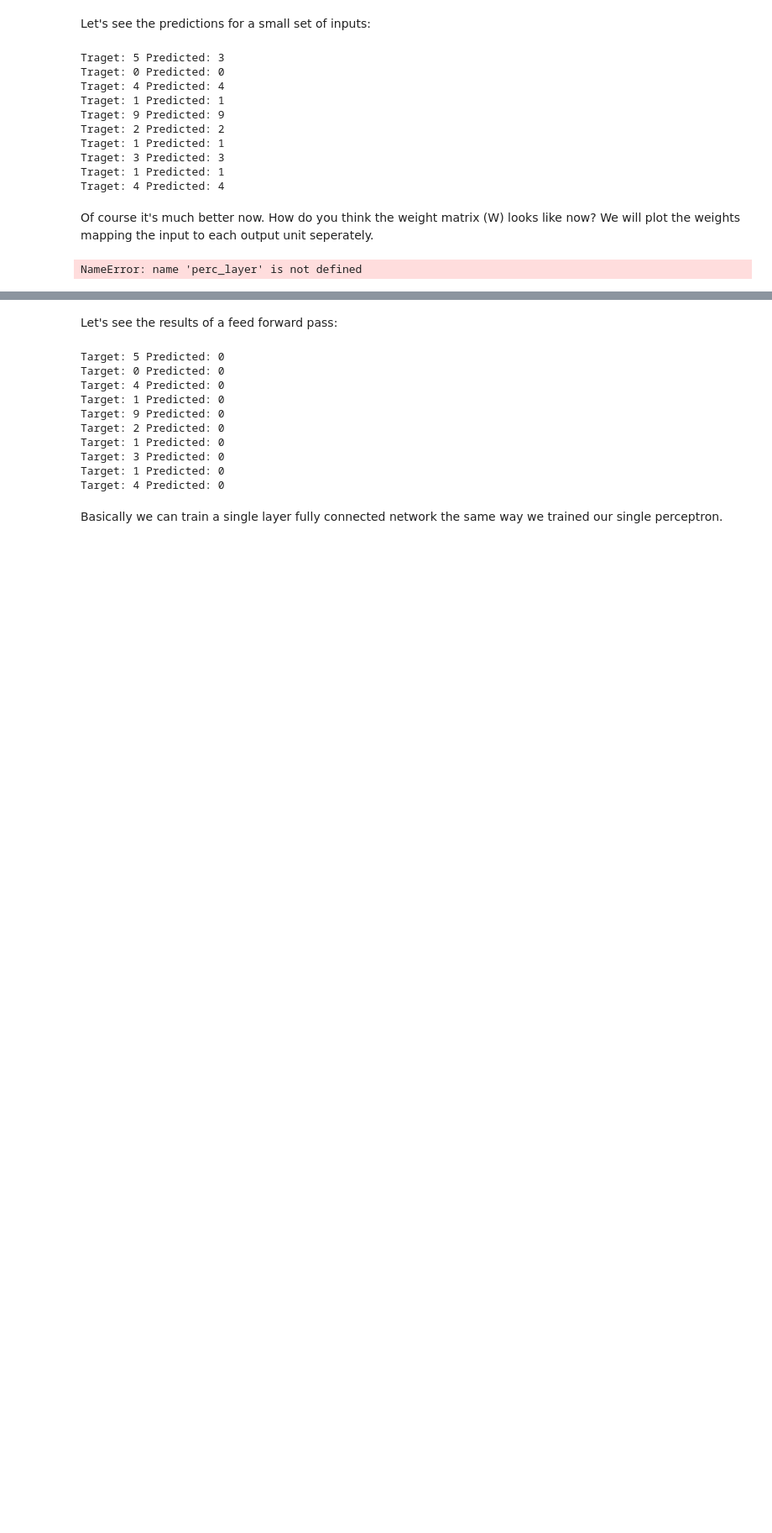
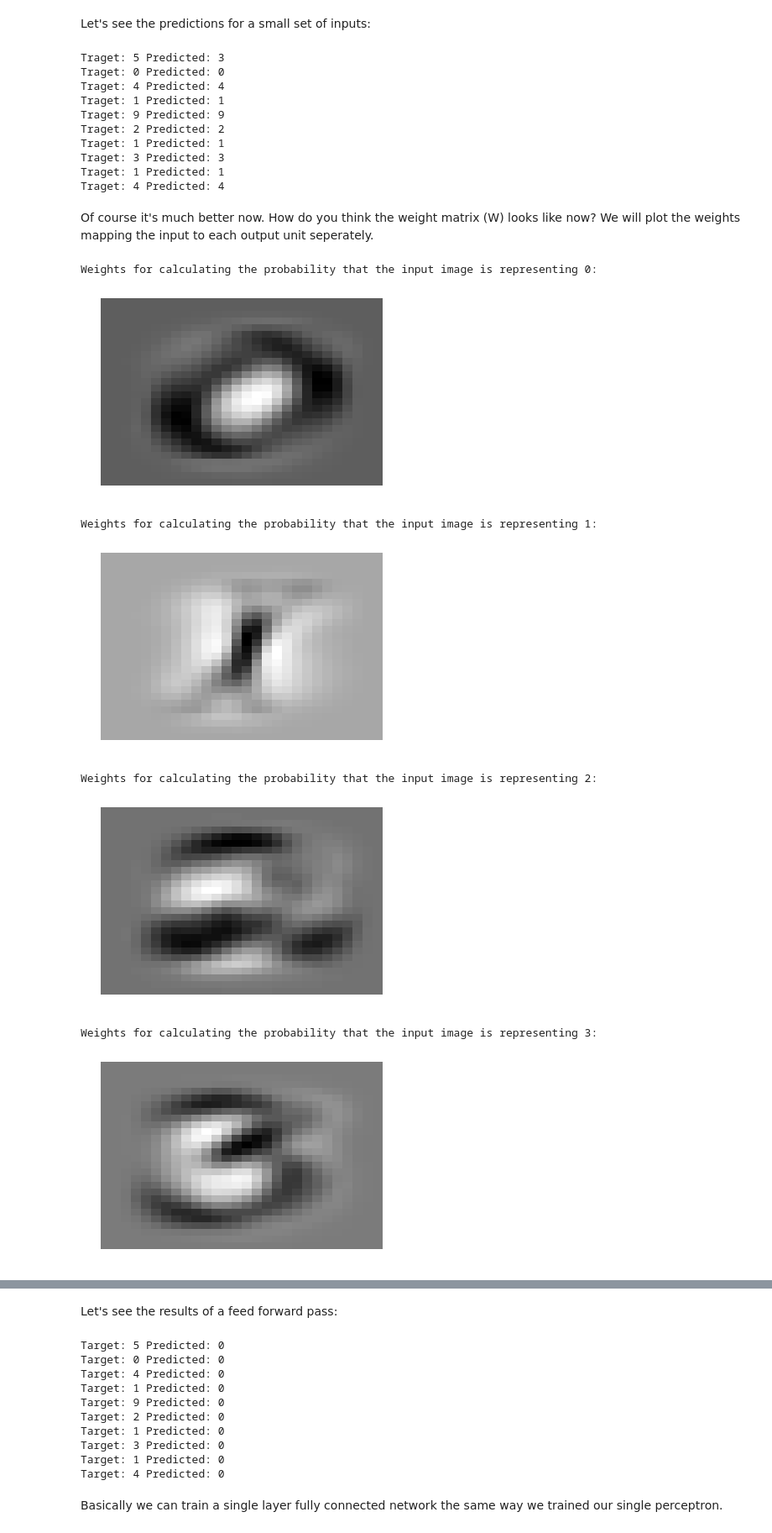
Before and after one commit to samiraabnar/CNN_Tutorial, a Jupyter notebook: CNN_Tutorial.ipynb, the cells around one changed output, grey strips where cells are left out. Shown: that part at 84% size. Cells and saved outputs as stored; diff of their text form; code cells hidden in the pictures; blank space fills up the shorter version.

```diff
--- a/CNN_Tutorial.ipynb
+++ b/CNN_Tutorial.ipynb
@@ -370,20 +399,37 @@ How do you think the weight matrix (W) looks like now? We will plot the weights
 # %%
 def show_weight_matrix(weight_matrix):
     fig = plt.figure()
-    ax = fig.add_subplot();
+    ax = fig.add_subplot(111);
     plt.axis('off')
     ax.imshow(weight_matrix, cmap=matplotlib.cm.binary,interpolation='nearest',aspect='auto')
     plt.show()
 
+print("Weights for calculating the probability that the input image is representing 0:")
 show_weight_matrix(perc_layer.W[:,0].eval().reshape(28,28))
+print("Weights for calculating the probability that the input image is representing 1:")
 show_weight_matrix(perc_layer.W[:,1].eval().reshape(28,28))
+print("Weights for calculating the probability that the input image is representing 2:")
 show_weight_matrix(perc_layer.W[:,2].eval().reshape(28,28))
+print("Weights for calculating the probability that the input image is representing 3:")
 show_weight_matrix(perc_layer.W[:,3].eval().reshape(28,28))
+print("Weights for calculating the probability that the input image is representing 4:")
 show_weight_matrix(perc_layer.W[:,4].eval().reshape(28,28))
+print("Weights for calculating the probability that the input image is representing 5:")
 show_weight_matrix(perc_layer.W[:,5].eval().reshape(28,28))
+print("Weights for calculating the probability that the input image is representing 6:")
 show_weight_matrix(perc_layer.W[:,6].eval().reshape(28,28))
+print("Weights for calculating the probability that the input image is representing 7:")
 show_weight_matrix(perc_layer.W[:,7].eval().reshape(28,28))
+print("Weights for calculating the probability that the input image is representing 8:")
 show_weight_matrix(perc_layer.W[:,8].eval().reshape(28,28))
+print("Weights for calculating the probability that the input image is representing 9:")
 show_weight_matrix(perc_layer.W[:,9].eval().reshape(28,28))
 # %% [output]
-NameError: name 'perc_layer' is not defined
+Weights for calculating the probability that the input image is representing 0:
+[figure, added]
+Weights for calculating the probability that the input image is representing 1:
+[figure, added]
+Weights for calculating the probability that the input image is representing 2:
+[figure, added]
+Weights for calculating the probability that the input image is representing 3:
+[figure, added]
```
Also changed, not shown: parts of 32 cells of this notebook, 1 other file.
